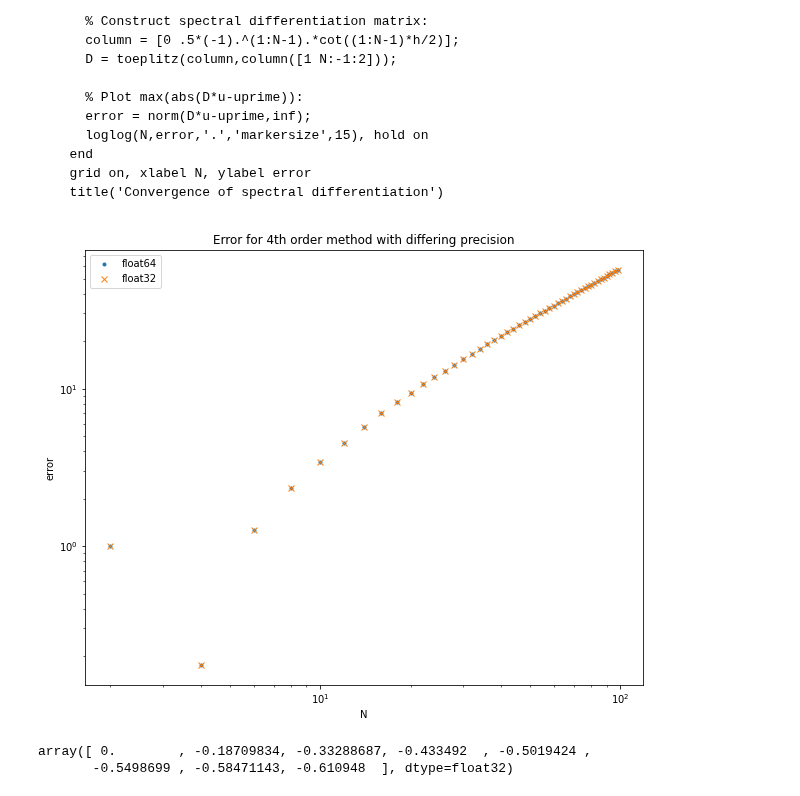
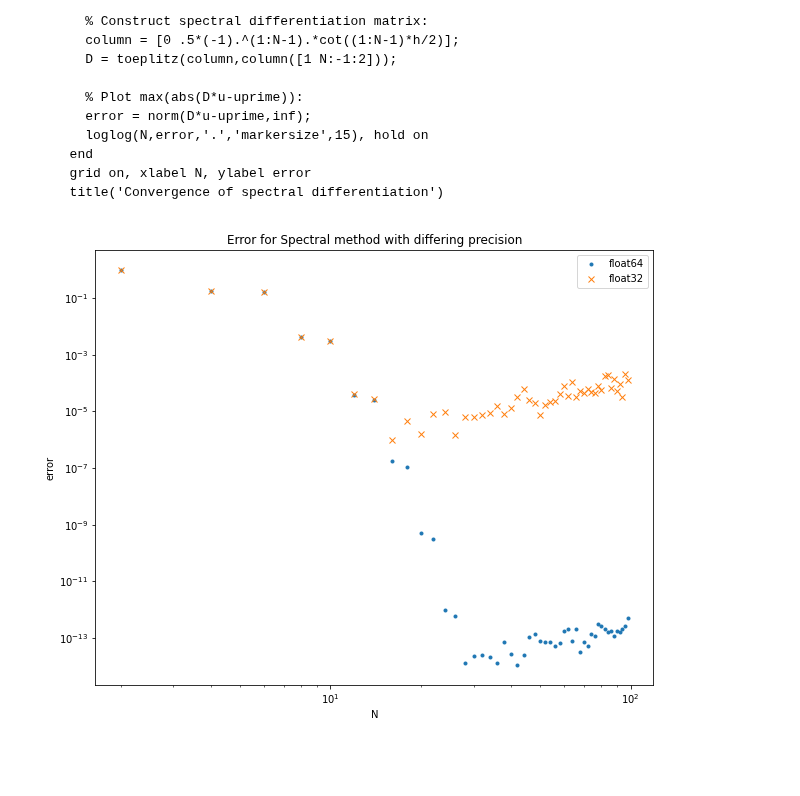
Before and after one commit to mattmcd/PyBayes, a Jupyter notebook: scripts/spectral_methods_20210306.ipynb, the cells around one changed output. Saved outputs shown, nothing was run; the diff lists cells and outputs as text; code cells hidden in the pictures; blank space fills up the shorter version.

Commit message:
Spectral methods ch1 p1.m p2.m translated

````diff
--- a/scripts/spectral_methods_20210306.ipynb
+++ b/scripts/spectral_methods_20210306.ipynb
@@ -99,38 +99,30 @@ Program 2
   ```
 # %%
 def calc_diff_err_p2(n):
-#     n = n_vec[0]
+    # n = tf.constant(8., dtype=tf.float64) # n_vec[0]
     h = 2.*np.pi/n
     x = tf.range(1., n+1.)[:, None]*h - np.pi
     u = tf.exp(tf.sin(x))
     u_prime = tf.cos(x) * u
-    e = tf.cast(tf.ones(tf.cast(n, tf.int64)), n.dtype)
 
-    d = 0.5*(-1.**np.arange(1., n))/np.tan(np.arange(1., n)*h/2.)
-    column = tf.cast(tf.constant([0.] + d.tolist()), n.dtype)
-    row = tf.cast(tf.constant([1.] + column.numpy()[-1:0:-1].tolist()), n.dtype)
+    d = 0.5*((-1.)**np.arange(1., n))/np.tan(np.arange(1., n)*h/2.)
+    col = np.append([0.], d.tolist())
+    row = np.append(col[0], col[-1:0:-1])
 
-    D = tf.cast(tf.linalg.LinearOperatorToeplitz(column, row).to_dense(), n.dtype)
+    D = tf.cast(tf.linalg.LinearOperatorToeplitz(col, row).to_dense(), n.dtype)
 
     err = tf.norm(D @ u - u_prime, np.inf)
     return err
 # %%
 n_vec = tf.range(2., 100., 2.)
-
-
 fig = plt.figure(figsize=(10,8))
 _ = plt.loglog(n_vec, tf.map_fn(calc_diff_err_p2, tf.cast(n_vec, tf.float64)),
                linestyle='none', marker='.', label='float64')
 _ = plt.loglog(n_vec, tf.map_fn(calc_diff_err_p2, tf.cast(n_vec, tf.float32)),
                linestyle='none', marker='x', label='float32')
-_ = plt.title('Error for 4th order method with differing precision')
+_ = plt.title('Error for Spectral method with differing precision')
 _ = plt.xlabel('N')
 _ = plt.ylabel('error')
 _ = plt.legend()
 # %% [output]
-[figure, old version]
+[figure, new version]
-# %%
-column.numpy()
-# %% [output]
-array([ 0.        , -0.18709834, -0.33288687, -0.433492  , -0.5019424 ,
-       -0.5498699 , -0.58471143, -0.610948  ], dtype=float32)
````
